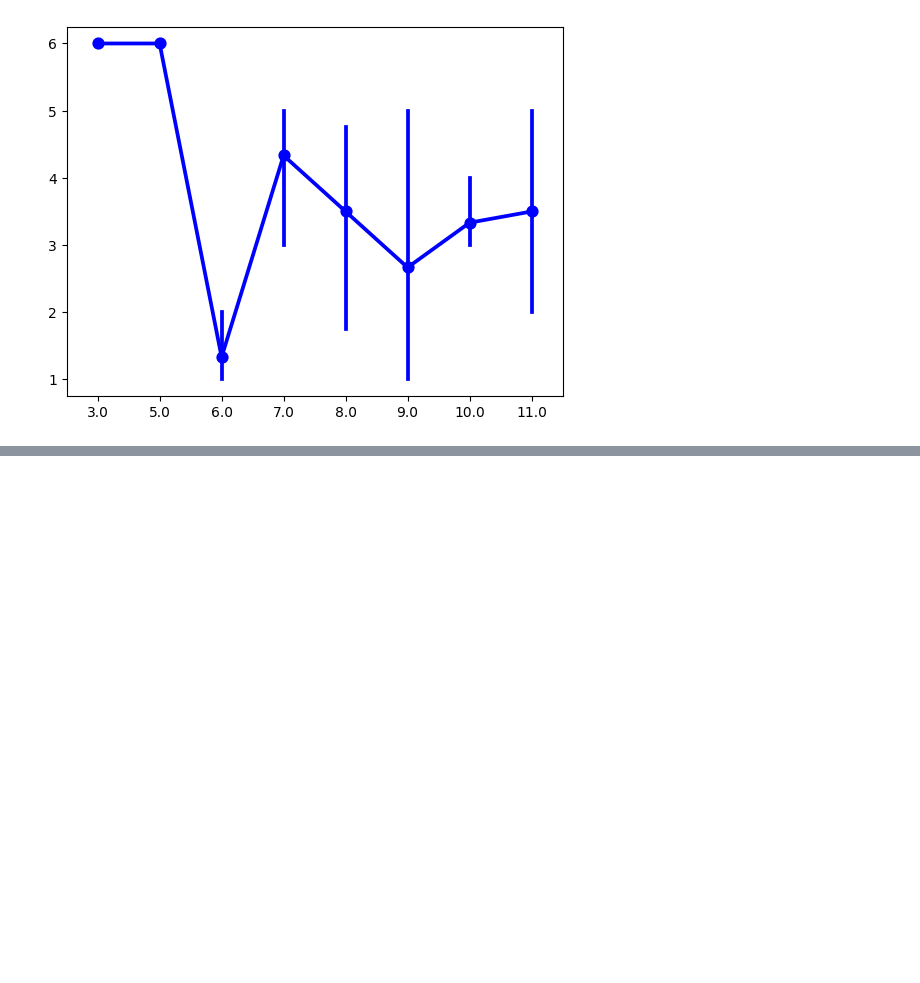
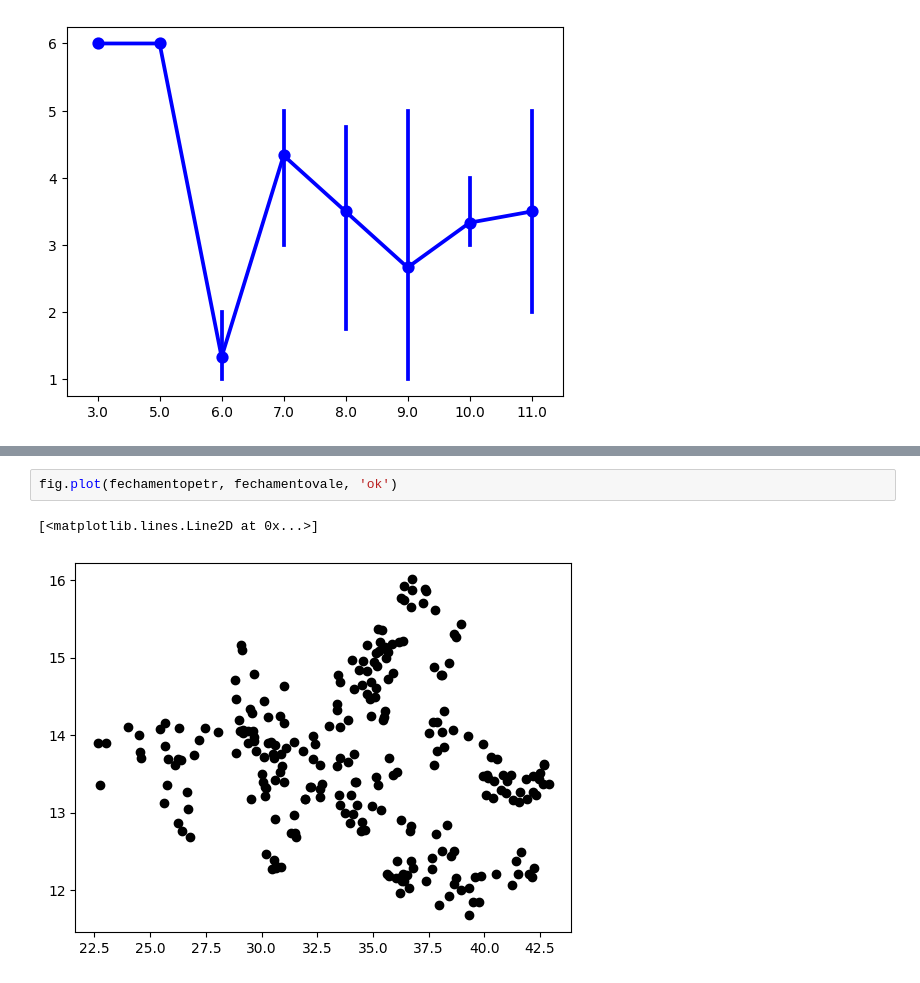
Before and after one commit to phm-aguiar/Individual_Explorations, a Jupyter notebook: Pyhton_para_mercado_financeiro/terceiro_cap2.ipynb, the cells around one changed output, grey strips where cells are left out. Drawn from its saved outputs; the diff is of its cells as text; blank space fills up the shorter version.

```diff
--- a/Pyhton_para_mercado_financeiro/terceiro_cap2.ipynb
+++ b/Pyhton_para_mercado_financeiro/terceiro_cap2.ipynb
@@ -151,0 +202,5 @@ sns.pointplot(x=dados[2], y=dados[3], color='blue')
+# %%
+fig.plot(fechamentopetr, fechamentovale, 'ok')
+# %% [output]
+[<matplotlib.lines.Line2D at 0x...>]
+[figure, added]
```
Also changed, not shown: parts of 6 cells of this notebook, 14 other files.
